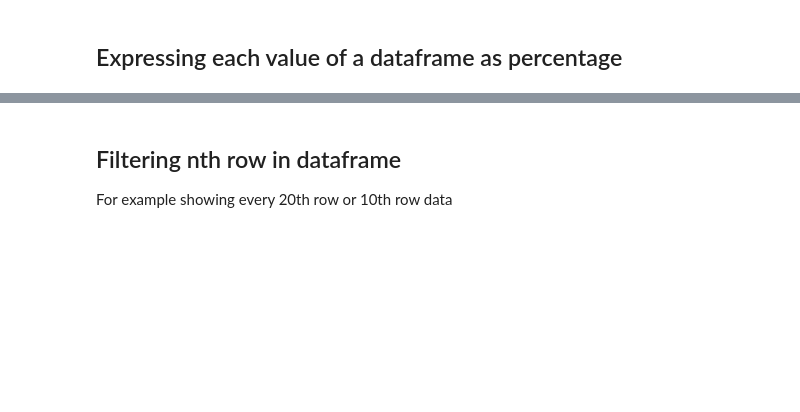
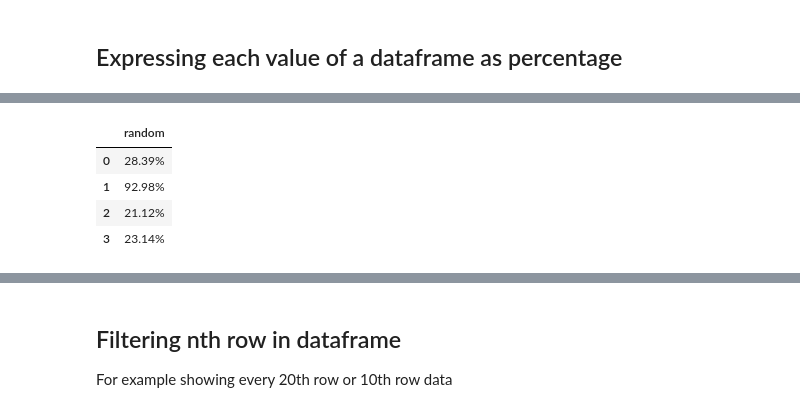
Before and after one commit to AbhishekMaity001/Python-Code-Snippets, a Jupyter notebook: Pandas/Pandas101.ipynb, the cells around one changed output, grey strips where cells are left out. Saved outputs shown, nothing was run; the diff lists cells and outputs as text; code cells hidden in the pictures; blank space fills up the shorter version.

```diff
--- a/Pandas/Pandas101.ipynb
+++ b/Pandas/Pandas101.ipynb
@@ -1331,3 +1373,11 @@ df
+# %%
+df.style.format({'random' : '{0:0.2%}'})
+# %% [output]
+|  | random |
+| 0 | 28.39% |
+| 1 | 92.98% |
+| 2 | 21.12% |
+| 3 | 23.14% |
 # %%
 df.style.format({'random' : '{0:.2%}'.format,})
 # %% [output]
```
Also changed, not shown: parts of 77 cells of this notebook.
